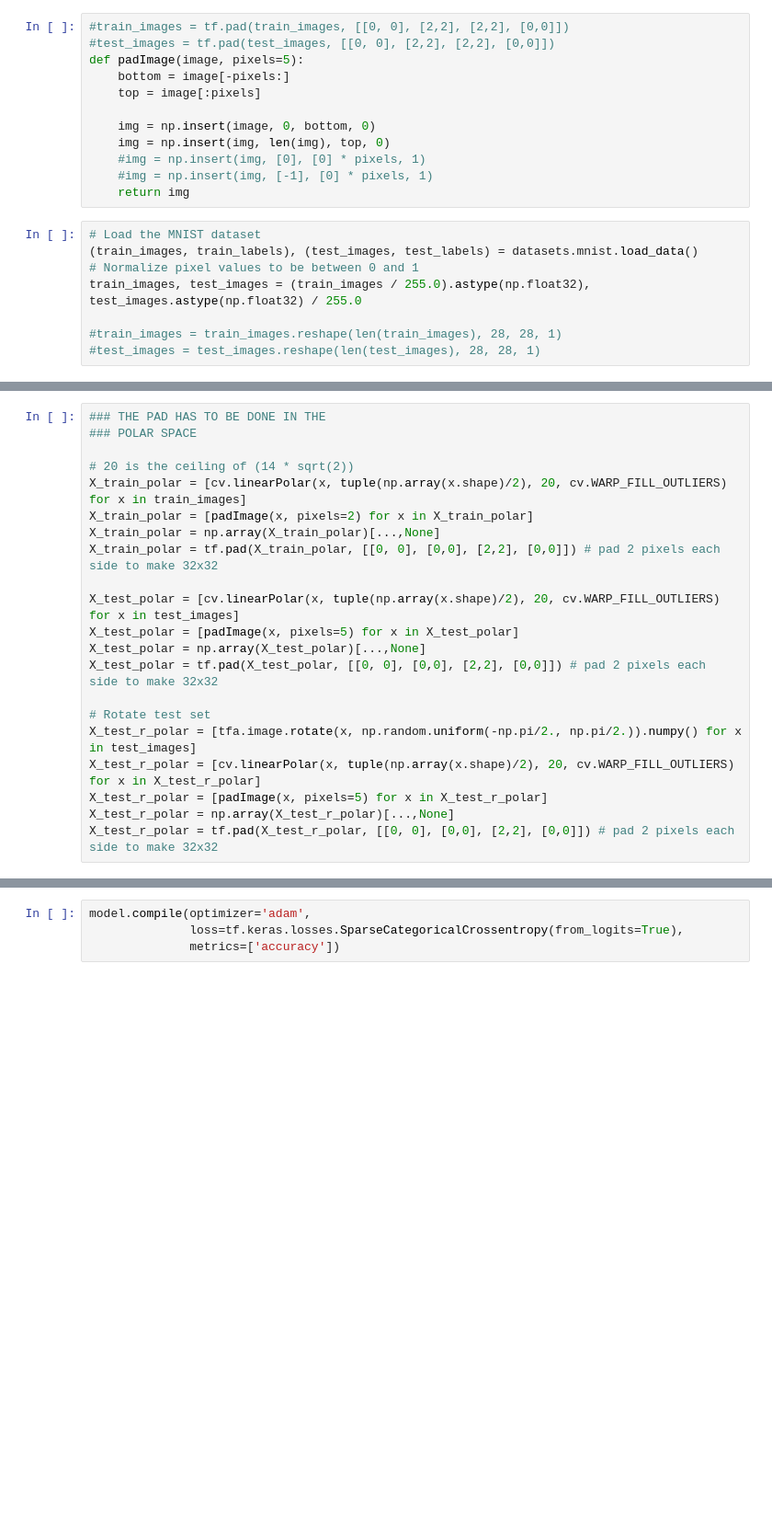
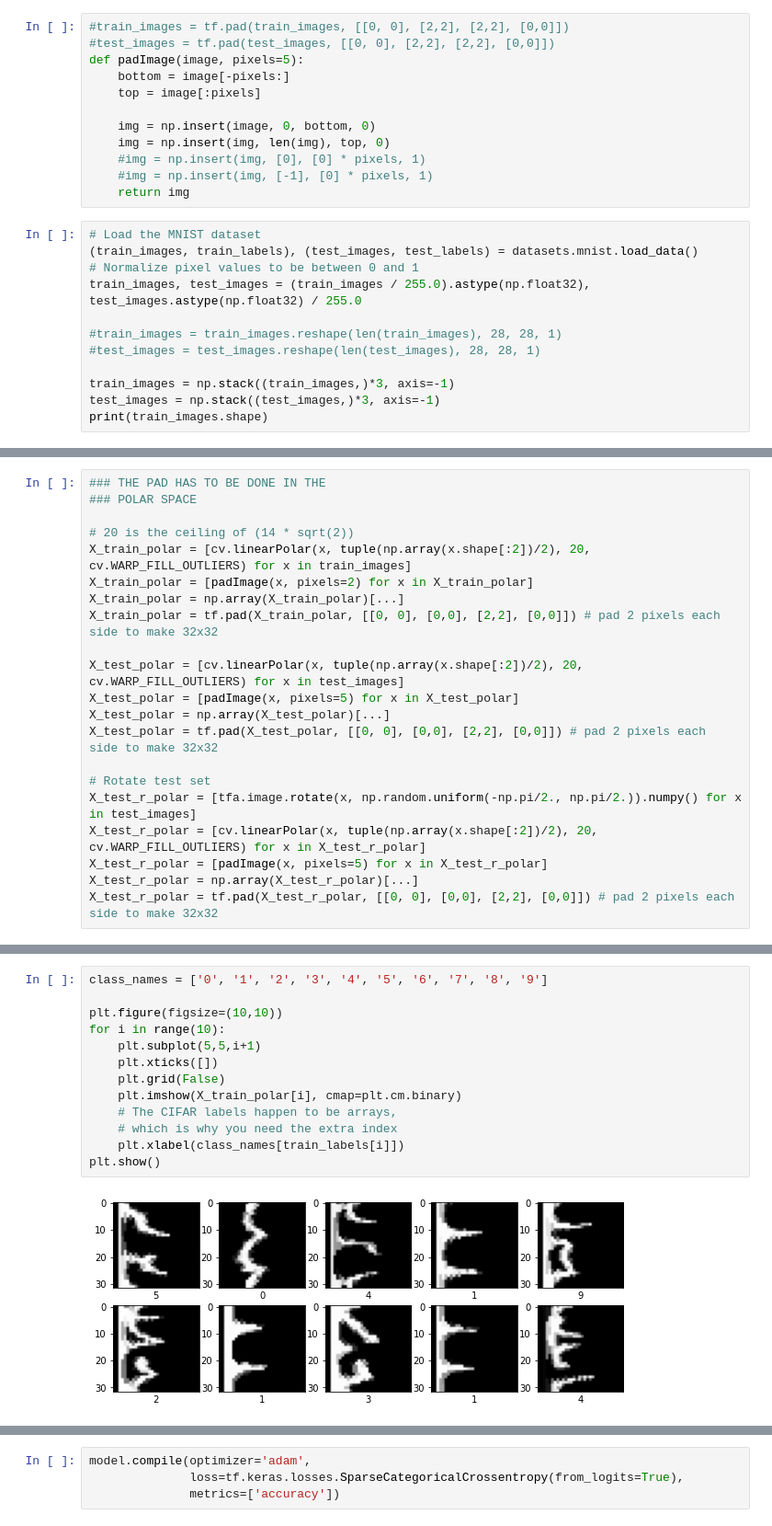
Before and after one commit to Kenn96/P6, a Jupyter notebook: resnet 50 test.ipynb, the cells around one changed output, grey strips where cells are left out. Shown: that part at 92% size. Cells and saved outputs as stored; diff of their text form; blank space fills up the shorter version.

```diff
--- a/resnet 50 test.ipynb
+++ b/resnet 50 test.ipynb
@@ -29,3 +44,7 @@ train_images, test_images = (train_images / 255.0).astype(np.float32), test_imag
 
 #train_images = train_images.reshape(len(train_images), 28, 28, 1)
 #test_images = test_images.reshape(len(test_images), 28, 28, 1)
+
+train_images = np.stack((train_images,)*3, axis=-1)
+test_images = np.stack((test_images,)*3, axis=-1)
+print(train_images.shape)
@@ -34,19 +55,19 @@ train_images, test_images = (train_images / 255.0).astype(np.float32), test_imag
 ### POLAR SPACE
 
 # 20 is the ceiling of (14 * sqrt(2))
-X_train_polar = [cv.linearPolar(x, tuple(np.array(x.shape)/2), 20, cv.WARP_FILL_OUTLIERS) for x in train_images]
+X_train_polar = [cv.linearPolar(x, tuple(np.array(x.shape[:2])/2), 20, cv.WARP_FILL_OUTLIERS) for x in train_images]
 X_train_polar = [padImage(x, pixels=2) for x in X_train_polar]
-X_train_polar = np.array(X_train_polar)[...,None]
+X_train_polar = np.array(X_train_polar)[...]
 X_train_polar = tf.pad(X_train_polar, [[0, 0], [0,0], [2,2], [0,0]]) # pad 2 pixels each side to make 32x32
 
-X_test_polar = [cv.linearPolar(x, tuple(np.array(x.shape)/2), 20, cv.WARP_FILL_OUTLIERS) for x in test_images]
+X_test_polar = [cv.linearPolar(x, tuple(np.array(x.shape[:2])/2), 20, cv.WARP_FILL_OUTLIERS) for x in test_images]
 X_test_polar = [padImage(x, pixels=5) for x in X_test_polar]
-X_test_polar = np.array(X_test_polar)[...,None]
+X_test_polar = np.array(X_test_polar)[...]
 X_test_polar = tf.pad(X_test_polar, [[0, 0], [0,0], [2,2], [0,0]]) # pad 2 pixels each side to make 32x32
 
 # Rotate test set
 X_test_r_polar = [tfa.image.rotate(x, np.random.uniform(-np.pi/2., np.pi/2.)).numpy() for x in test_images]
-X_test_r_polar = [cv.linearPolar(x, tuple(np.array(x.shape)/2), 20, cv.WARP_FILL_OUTLIERS) for x in X_test_r_polar]
+X_test_r_polar = [cv.linearPolar(x, tuple(np.array(x.shape[:2])/2), 20, cv.WARP_FILL_OUTLIERS) for x in X_test_r_polar]
 X_test_r_polar = [padImage(x, pixels=5) for x in X_test_r_polar]
-X_test_r_polar = np.array(X_test_r_polar)[...,None]
+X_test_r_polar = np.array(X_test_r_polar)[...]
 X_test_r_polar = tf.pad(X_test_r_polar, [[0, 0], [0,0], [2,2], [0,0]]) # pad 2 pixels each side to make 32x32
@@ -60,0 +74,15 @@ model = tf.keras.models.Model(input, out)
+# %%
+class_names = ['0', '1', '2', '3', '4', '5', '6', '7', '8', '9']
+
+plt.figure(figsize=(10,10))
+for i in range(10):
+    plt.subplot(5,5,i+1)
+    plt.xticks([])
+    plt.grid(False)
+    plt.imshow(X_train_polar[i], cmap=plt.cm.binary)
+    # The CIFAR labels happen to be arrays,
+    # which is why you need the extra index
+    plt.xlabel(class_names[train_labels[i]])
+plt.show()
+# %% [output]
+[figure, added]
```
Also changed, not shown: parts of 14 cells of this notebook.
